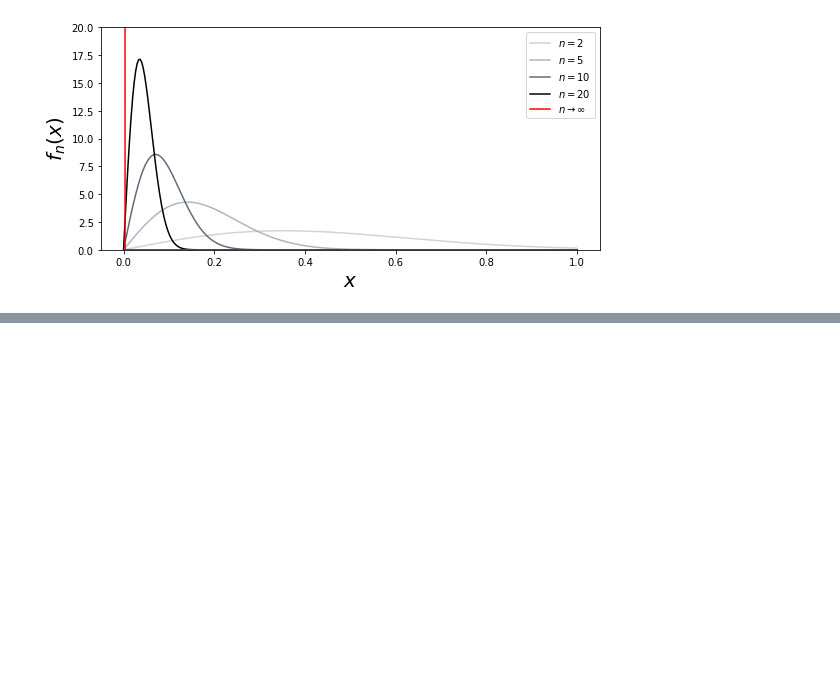
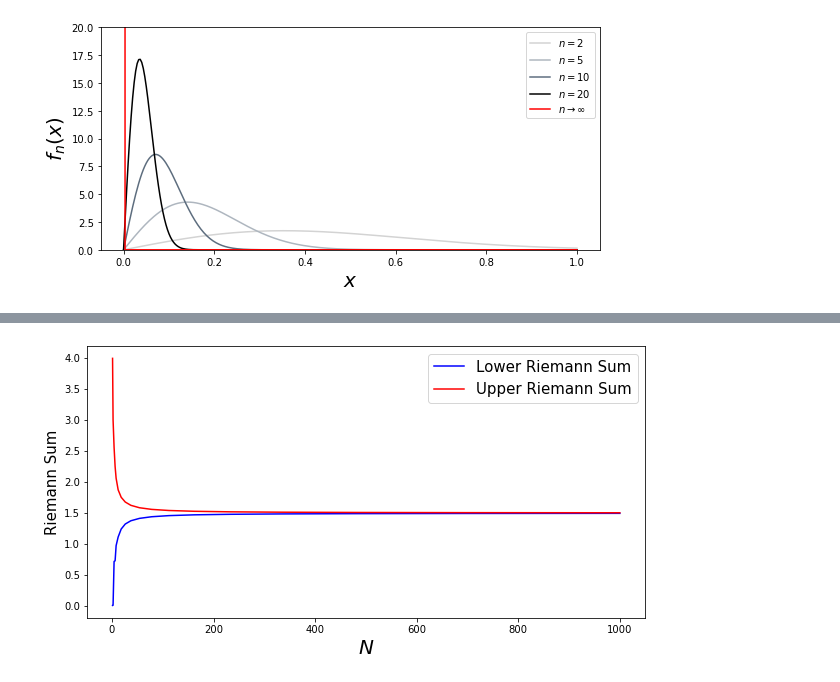
Before and after one commit to alexglyndavies/4M24, a Jupyter notebook: Lecture_03.ipynb, the cells around one changed output, grey strips where cells are left out. Saved outputs shown, nothing was run; the diff lists cells and outputs as text; code cells hidden in the pictures; blank space fills up the shorter version.

```diff
--- a/Lecture_03.ipynb
+++ b/Lecture_03.ipynb
@@ -119,0 +211,28 @@ plt.show()
+# %%
+# Riemann integration
+
+Ns = np.logspace(0,3,20)
+RU = []
+RL = []
+Ns = np.floor(Ns)
+Ns = [np.int(Nsi) for Nsi in Ns]
+for N in Ns:
+    v = np.linspace(0,1,N+1)
+    riemann_lower = 0
+    riemann_upper = 0
+    for i in range(N):
+        riemann_lower += box(v[i], v[i+1], f, lower=True, plot=False)
+        riemann_upper += box(v[i], v[i+1], f, lower=False, plot=False)
+    RL.append(riemann_lower)
+    RU.append(riemann_upper)
+# %%
+## Plotting
+fig, ax = plt.subplots(1,1,figsize=(10,5))
+ax.plot(Ns,RL,color='b', label='Lower Riemann Sum')
+ax.plot(Ns,RU,color='r', label='Upper Riemann Sum')
+ax.set_xlabel('$N$',fontsize=20)
+ax.set_ylabel('Riemann Sum',fontsize=15)
+plt.legend(fontsize=15)
+plt.show()
+# %% [output]
+[figure, added]
```
Also changed, not shown: parts of 12 cells of this notebook, 1 other file.
